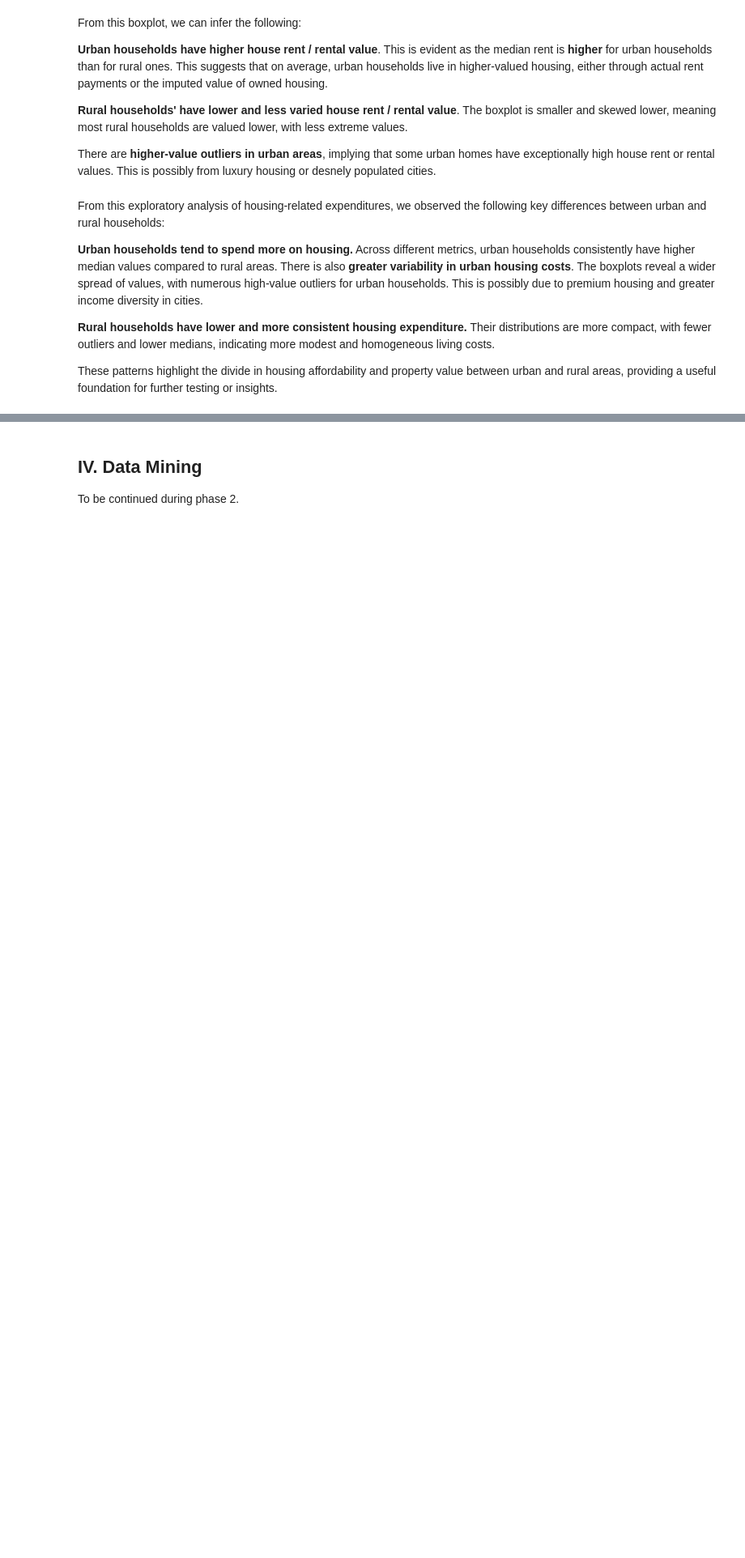
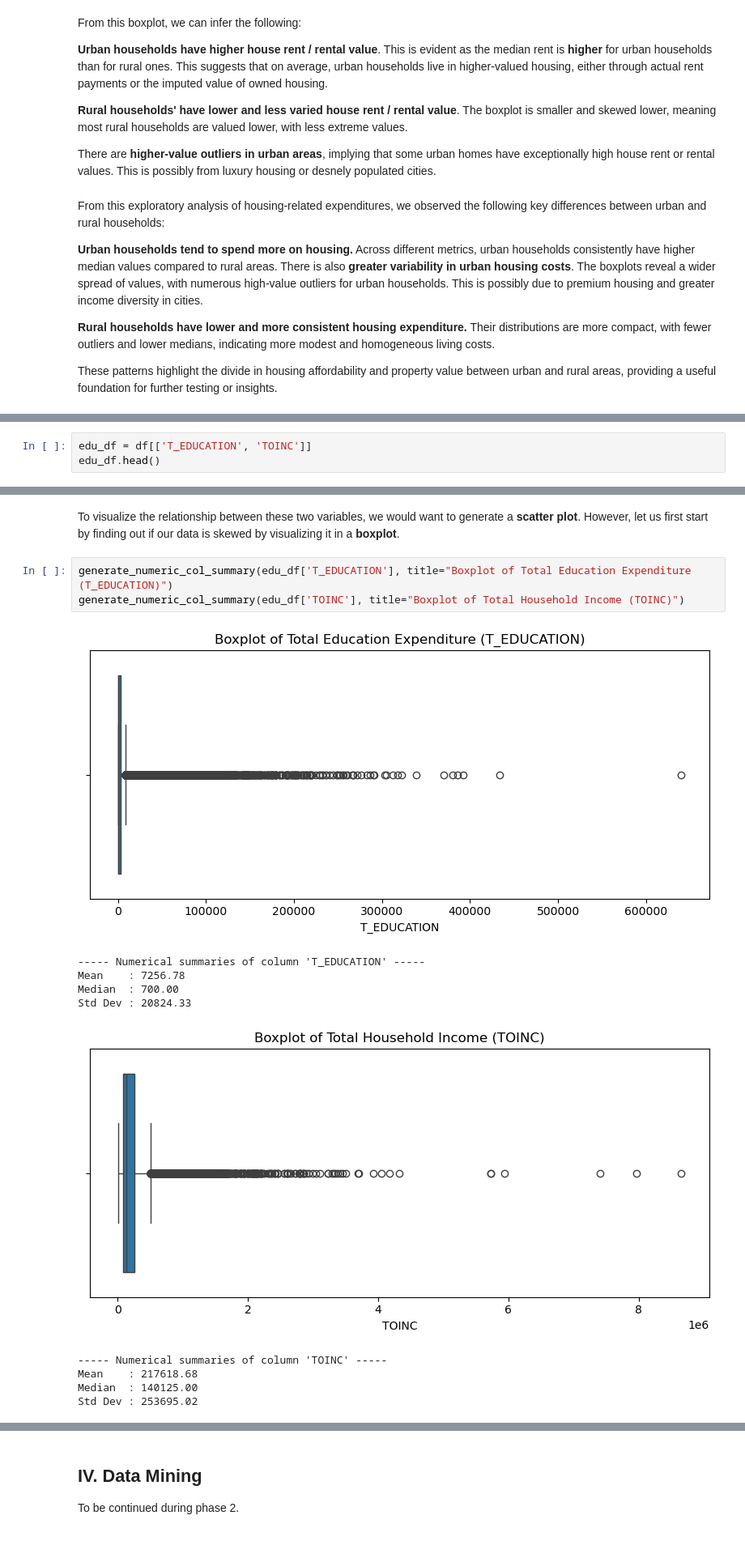
Before and after one commit to qu1r0ra/psa-dataset-analysis, a Jupyter notebook: fie-analysis.ipynb, the cells around one changed output, grey strips where cells are left out. Shown at 81% size. Drawn from its saved outputs; the diff is of its cells as text; blank space fills up the shorter version.

```diff
--- a/fie-analysis.ipynb
+++ b/fie-analysis.ipynb
@@ -1203,0 +1212,3 @@ These patterns highlight the divide in housing affordability and property value
+# %%
+edu_df = df[['T_EDUCATION', 'TOINC']]
+edu_df.head()
@@ -1203,0 +1222,16 @@ These patterns highlight the divide in housing affordability and property value
+# %% [markdown]
+To visualize the relationship between these two variables, we would want to generate a **scatter plot**. However, let us first start by finding out if our data is skewed by visualizing it in a **boxplot**.
+# %%
+generate_numeric_col_summary(edu_df['T_EDUCATION'], title="Boxplot of Total Education Expenditure (T_EDUCATION)")
+generate_numeric_col_summary(edu_df['TOINC'], title="Boxplot of Total Household Income (TOINC)")
+# %% [output]
+[figure, added]
+----- Numerical summaries of column 'T_EDUCATION' -----
+Mean    : 7256.78
+Median  : 700.00
+Std Dev : 20824.33
+[figure, added]
+----- Numerical summaries of column 'TOINC' -----
+Mean    : 217618.68
+Median  : 140125.00
+Std Dev : 253695.02
```
Also changed, not shown: parts of 14 cells of this notebook.
